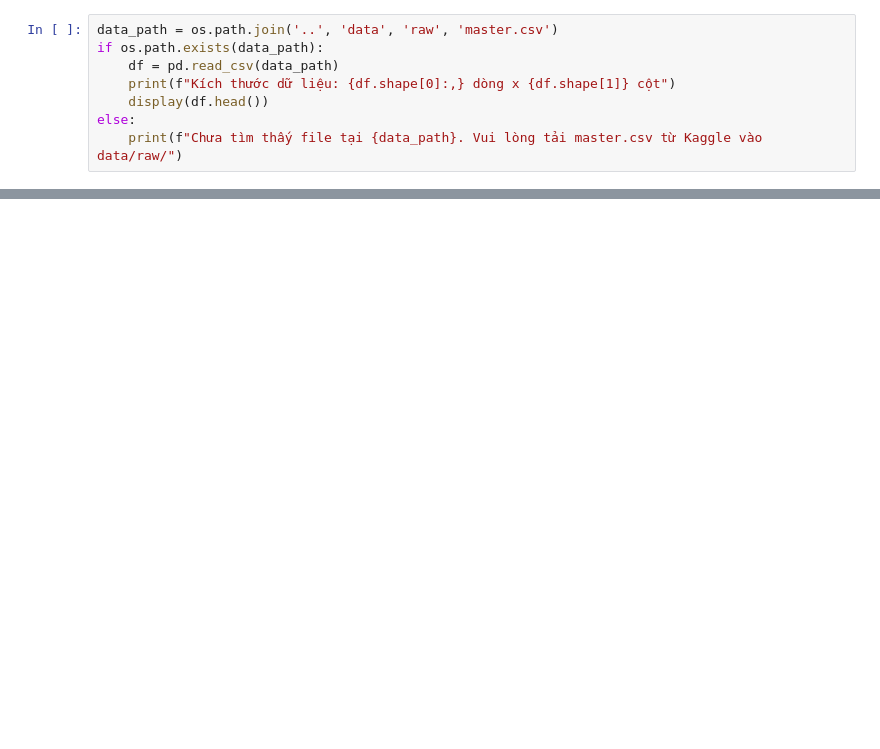
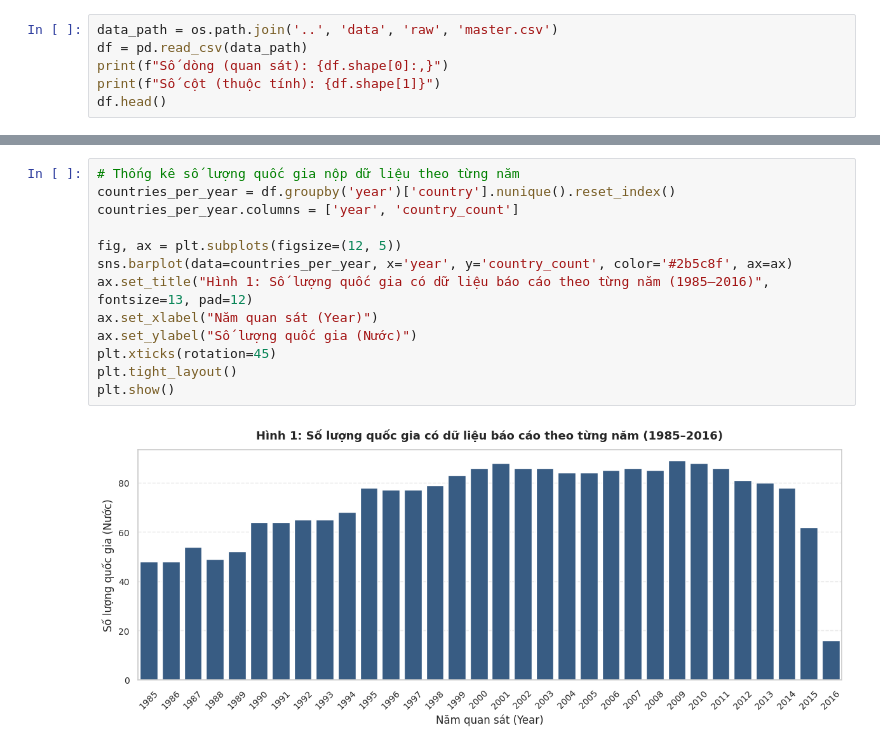
Before and after one commit to 24122039Kien/HCMUS_HKD_program_for_data_scientists, a Jupyter notebook: notebooks/01_collection_exploration.ipynb, the cells around one changed output, grey strips where cells are left out. Drawn from its saved outputs; the diff is of its cells as text; blank space fills up the shorter version.

Commit message:
feat(eda): complete section 3.1 data collection and TV1 spatial-temporal exploration

```diff
--- a/notebooks/01_collection_exploration.ipynb
+++ b/notebooks/01_collection_exploration.ipynb
@@ -33,8 +77,6 @@ print("Môi trường và thư viện đã sẵn sàng!")
 # %%
 data_path = os.path.join('..', 'data', 'raw', 'master.csv')
-if os.path.exists(data_path):
-    df = pd.read_csv(data_path)
-    print(f"Kích thước dữ liệu: {df.shape[0]:,} dòng x {df.shape[1]} cột")
-    display(df.head())
-else:
-    print(f"Chưa tìm thấy file tại {data_path}. Vui lòng tải master.csv từ Kaggle vào data/raw/")
+df = pd.read_csv(data_path)
+print(f"Số dòng (quan sát): {df.shape[0]:,}")
+print(f"Số cột (thuộc tính): {df.shape[1]}")
+df.head()
@@ -54,0 +155,15 @@ Thực hiện khám phá 5 khía cạnh cốt lõi:
+# %%
+# Thống kê số lượng quốc gia nộp dữ liệu theo từng năm
+countries_per_year = df.groupby('year')['country'].nunique().reset_index()
+countries_per_year.columns = ['year', 'country_count']
+
+fig, ax = plt.subplots(figsize=(12, 5))
+sns.barplot(data=countries_per_year, x='year', y='country_count', color='#2b5c8f', ax=ax)
+ax.set_title("Hình 1: Số lượng quốc gia có dữ liệu báo cáo theo từng năm (1985–2016)", fontsize=13, pad=12)
+ax.set_xlabel("Năm quan sát (Year)")
+ax.set_ylabel("Số lượng quốc gia (Nước)")
+plt.xticks(rotation=45)
+plt.tight_layout()
+plt.show()
+# %% [output]
+[figure, added]
```
Also changed, not shown: parts of 20 cells of this notebook, 8 other files.
